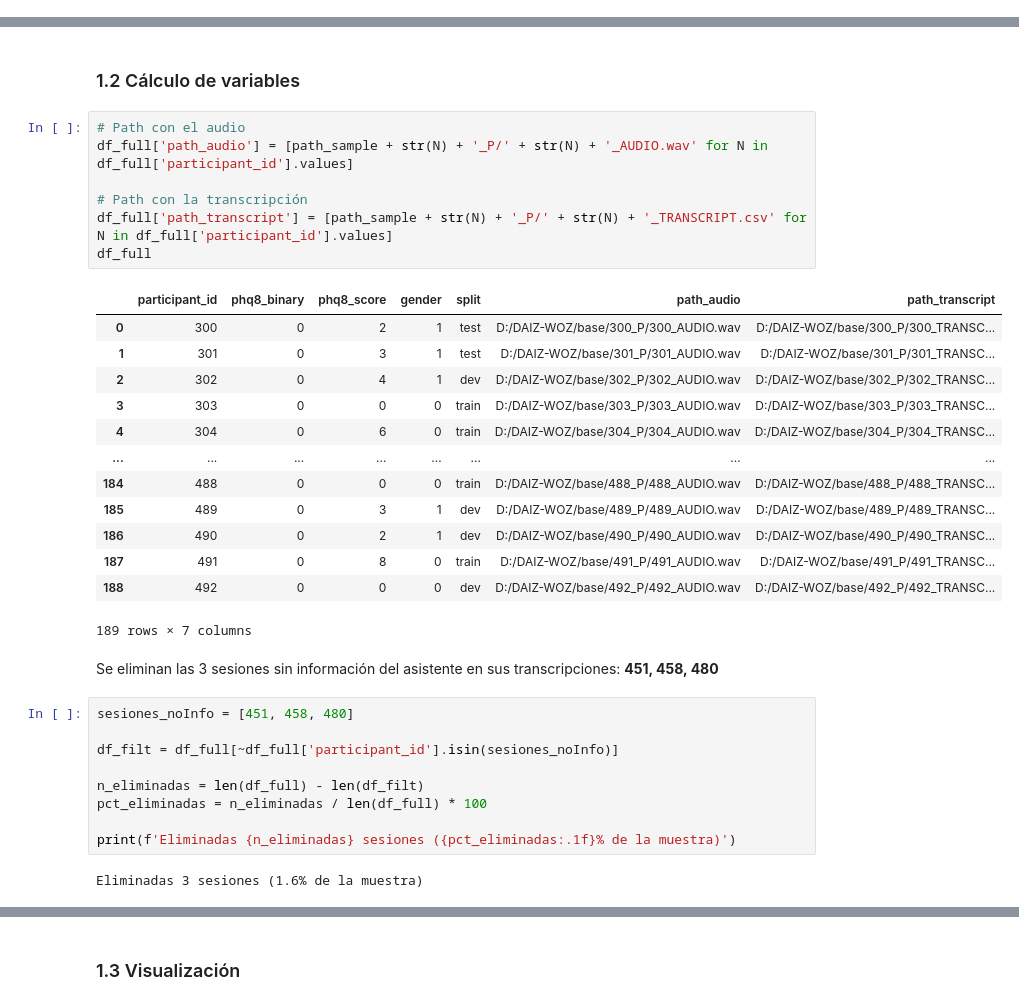
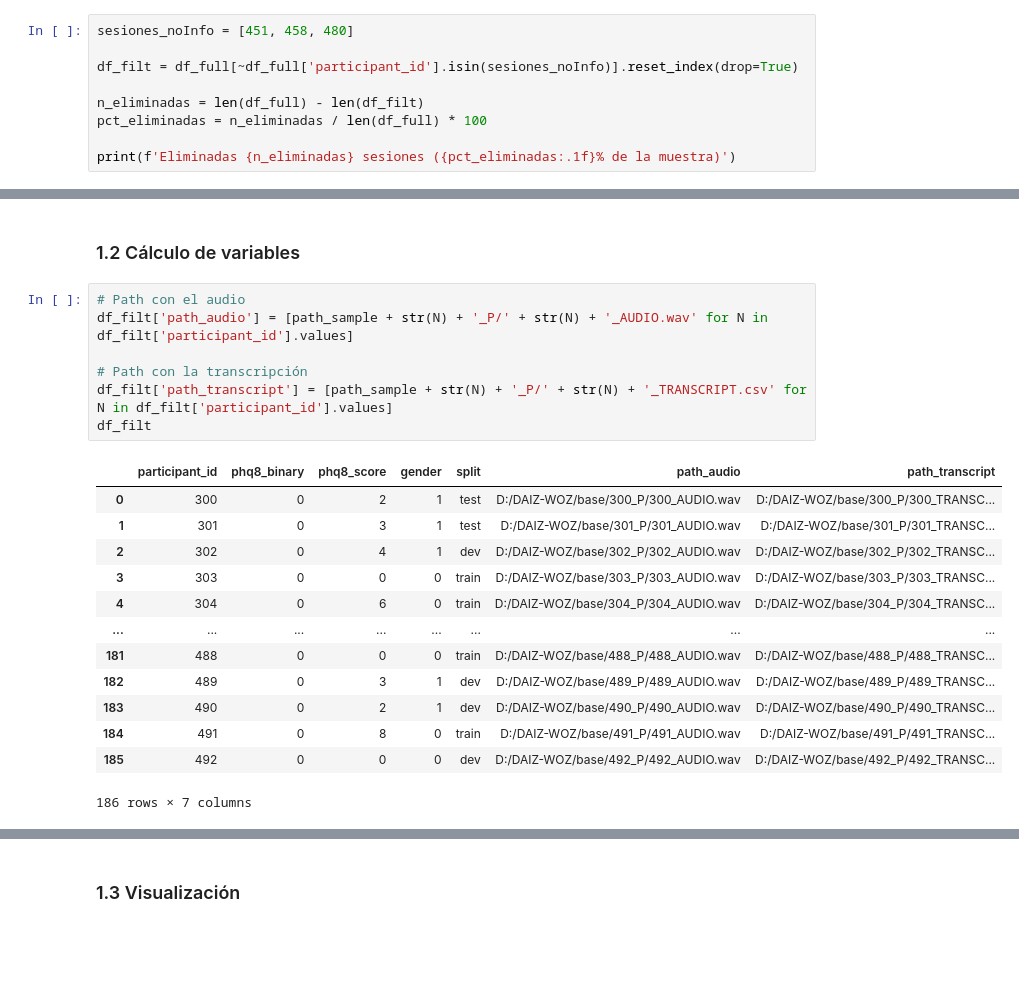
Before and after one commit to lazurridom/UNIR_IA_TFE, a Jupyter notebook: dev/1.Carga_EDA_muestra.ipynb, the cells around one changed output, grey strips where cells are left out. Cells and saved outputs as stored; diff of their text form; blank space fills up the shorter version.

```diff
--- a/dev/1.Carga_EDA_muestra.ipynb
+++ b/dev/1.Carga_EDA_muestra.ipynb
@@ -96,0 +87,9 @@ df_full
+# %%
+sesiones_noInfo = [451, 458, 480]
+
+df_filt = df_full[~df_full['participant_id'].isin(sesiones_noInfo)].reset_index(drop=True)
+
+n_eliminadas = len(df_full) - len(df_filt)
+pct_eliminadas = n_eliminadas / len(df_full) * 100
+
+print(f'Eliminadas {n_eliminadas} sesiones ({pct_eliminadas:.1f}% de la muestra)')
@@ -98,36 +115,23 @@ df_full
 ### 1.2 Cálculo de variables
 # %%
 # Path con el audio
-df_full['path_audio'] = [path_sample + str(N) + '_P/' + str(N) + '_AUDIO.wav' for N in df_full['participant_id'].values]
+df_filt['path_audio'] = [path_sample + str(N) + '_P/' + str(N) + '_AUDIO.wav' for N in df_filt['participant_id'].values]
 
 # Path con la transcripción
-df_full['path_transcript'] = [path_sample + str(N) + '_P/' + str(N) + '_TRANSCRIPT.csv' for N in df_full['participant_id'].values]
-df_full
+df_filt['path_transcript'] = [path_sample + str(N) + '_P/' + str(N) + '_TRANSCRIPT.csv' for N in df_filt['participant_id'].values]
+df_filt
 # %% [output]
 |  | participant_id | phq8_binary | phq8_score | gender | split | path_audio | path_transcript |
 | 0 | 300 | 0 | 2 | 1 | test | D:/DAIZ-WOZ/base/300_P/300_AUDIO.wav | D:/DAIZ-WOZ/base/300_P/300_TRANSC... |
 | 1 | 301 | 0 | 3 | 1 | test | D:/DAIZ-WOZ/base/301_P/301_AUDIO.wav | D:/DAIZ-WOZ/base/301_P/301_TRANSC... |
 | 2 | 302 | 0 | 4 | 1 | dev | D:/DAIZ-WOZ/base/302_P/302_AUDIO.wav | D:/DAIZ-WOZ/base/302_P/302_TRANSC... |
 | 3 | 303 | 0 | 0 | 0 | train | D:/DAIZ-WOZ/base/303_P/303_AUDIO.wav | D:/DAIZ-WOZ/base/303_P/303_TRANSC... |
 | 4 | 304 | 0 | 6 | 0 | train | D:/DAIZ-WOZ/base/304_P/304_AUDIO.wav | D:/DAIZ-WOZ/base/304_P/304_TRANSC... |
 | ... | ... | ... | ... | ... | ... | ... | ... |
-| 184 | 488 | 0 | 0 | 0 | train | D:/DAIZ-WOZ/base/488_P/488_AUDIO.wav | D:/DAIZ-WOZ/base/488_P/488_TRANSC... |
-| 185 | 489 | 0 | 3 | 1 | dev | D:/DAIZ-WOZ/base/489_P/489_AUDIO.wav | D:/DAIZ-WOZ/base/489_P/489_TRANSC... |
-| 186 | 490 | 0 | 2 | 1 | dev | D:/DAIZ-WOZ/base/490_P/490_AUDIO.wav | D:/DAIZ-WOZ/base/490_P/490_TRANSC... |
-| 187 | 491 | 0 | 8 | 0 | train | D:/DAIZ-WOZ/base/491_P/491_AUDIO.wav | D:/DAIZ-WOZ/base/491_P/491_TRANSC... |
-| 188 | 492 | 0 | 0 | 0 | dev | D:/DAIZ-WOZ/base/492_P/492_AUDIO.wav | D:/DAIZ-WOZ/base/492_P/492_TRANSC... |
+| 181 | 488 | 0 | 0 | 0 | train | D:/DAIZ-WOZ/base/488_P/488_AUDIO.wav | D:/DAIZ-WOZ/base/488_P/488_TRANSC... |
+| 182 | 489 | 0 | 3 | 1 | dev | D:/DAIZ-WOZ/base/489_P/489_AUDIO.wav | D:/DAIZ-WOZ/base/489_P/489_TRANSC... |
+| 183 | 490 | 0 | 2 | 1 | dev | D:/DAIZ-WOZ/base/490_P/490_AUDIO.wav | D:/DAIZ-WOZ/base/490_P/490_TRANSC... |
+| 184 | 491 | 0 | 8 | 0 | train | D:/DAIZ-WOZ/base/491_P/491_AUDIO.wav | D:/DAIZ-WOZ/base/491_P/491_TRANSC... |
+| 185 | 492 | 0 | 0 | 0 | dev | D:/DAIZ-WOZ/base/492_P/492_AUDIO.wav | D:/DAIZ-WOZ/base/492_P/492_TRANSC... |
-189 rows × 7 columns
+186 rows × 7 columns
-# %% [markdown]
-Se eliminan las 3 sesiones sin información del asistente en sus transcripciones: **451, 458, 480**
-# %%
-sesiones_noInfo = [451, 458, 480]
-
-df_filt = df_full[~df_full['participant_id'].isin(sesiones_noInfo)]
-
-n_eliminadas = len(df_full) - len(df_filt)
-pct_eliminadas = n_eliminadas / len(df_full) * 100
-
-print(f'Eliminadas {n_eliminadas} sesiones ({pct_eliminadas:.1f}% de la muestra)')
-# %% [output]
-Eliminadas 3 sesiones (1.6% de la muestra)
 # %% [markdown]
```
Also changed, not shown: parts of 18 cells of this notebook.
